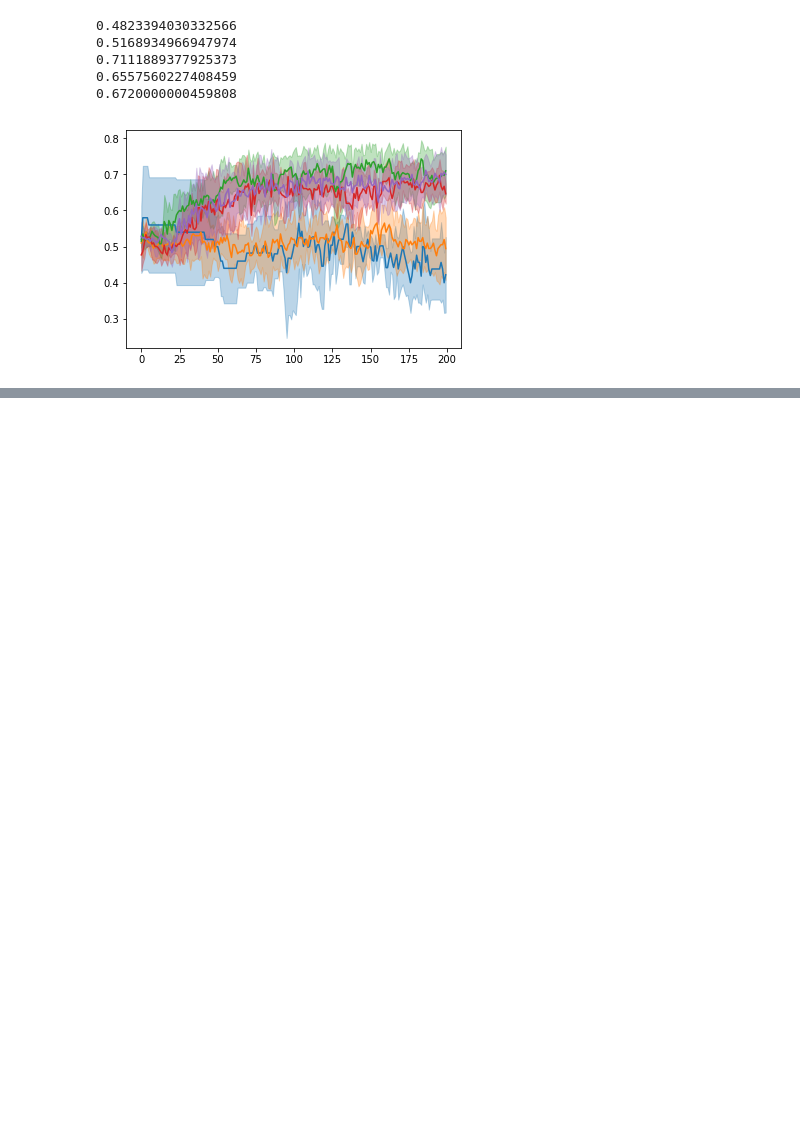
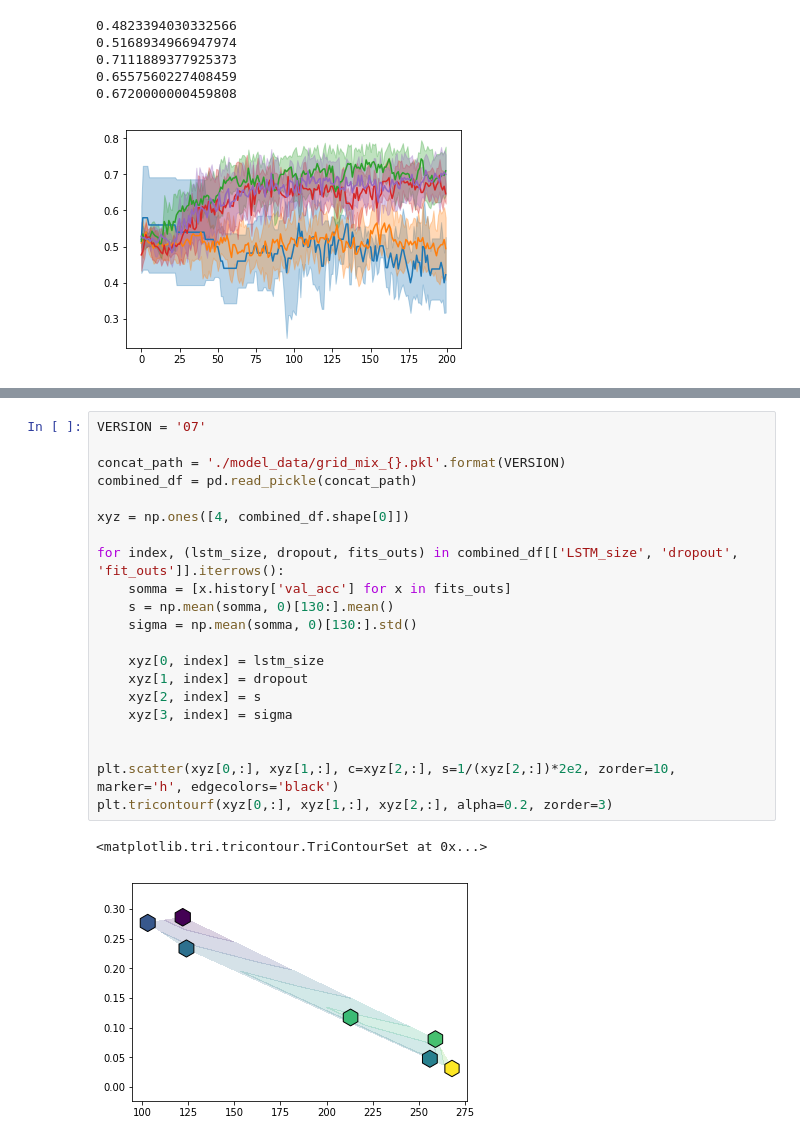
Before and after one commit to AndreaAmico/DeepMouse, a Jupyter notebook: live_history.ipynb, the cells around one changed output, grey strips where cells are left out. Saved outputs shown, nothing was run; the diff lists cells and outputs as text; blank space fills up the shorter version.

```diff
--- a/live_history.ipynb
+++ b/live_history.ipynb
@@ -121,0 +136,24 @@ for fo in df.fit_outs[:]:
+# %%
+VERSION = '07'
+
+concat_path = './model_data/grid_mix_{}.pkl'.format(VERSION)
+combined_df = pd.read_pickle(concat_path)
+
+xyz = np.ones([4, combined_df.shape[0]])
+
+for index, (lstm_size, dropout, fits_outs) in combined_df[['LSTM_size', 'dropout', 'fit_outs']].iterrows():
+    somma = [x.history['val_acc'] for x in fits_outs]
+    s = np.mean(somma, 0)[130:].mean()
+    sigma = np.mean(somma, 0)[130:].std()
+
+    xyz[0, index] = lstm_size
+    xyz[1, index] = dropout
+    xyz[2, index] = s
+    xyz[3, index] = sigma
+
+
+plt.scatter(xyz[0,:], xyz[1,:], c=xyz[2,:], s=1/(xyz[2,:])*2e2, zorder=10, marker='h', edgecolors='black')
+plt.tricontourf(xyz[0,:], xyz[1,:], xyz[2,:], alpha=0.2, zorder=3)
+# %% [output]
+<matplotlib.tri.tricontour.TriContourSet at 0x...>
+[figure, added]
```
Also changed, not shown: parts of 4 cells of this notebook, 3 other files.
